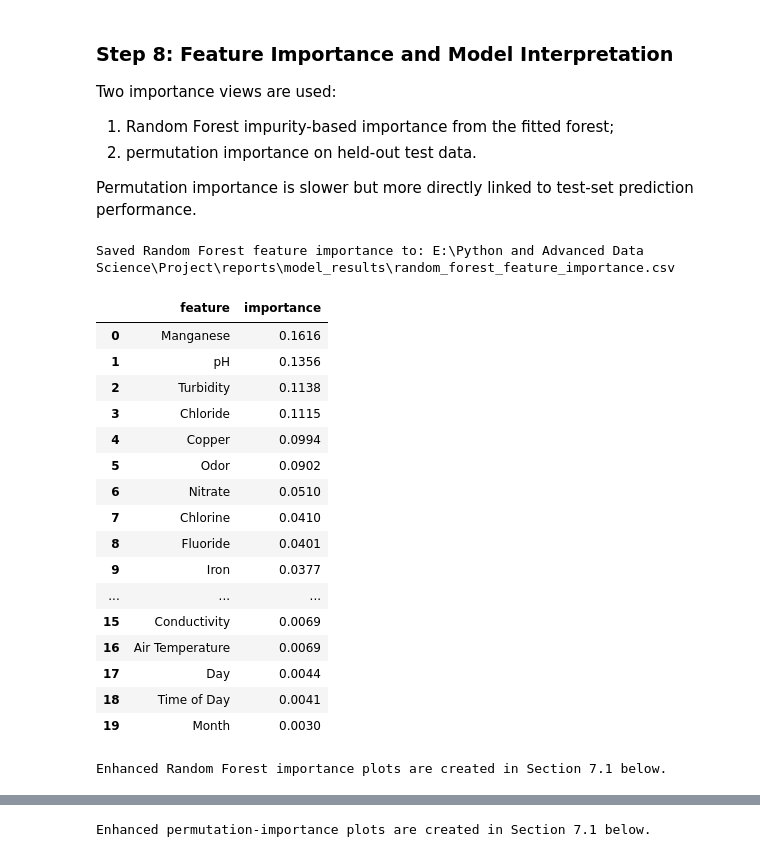
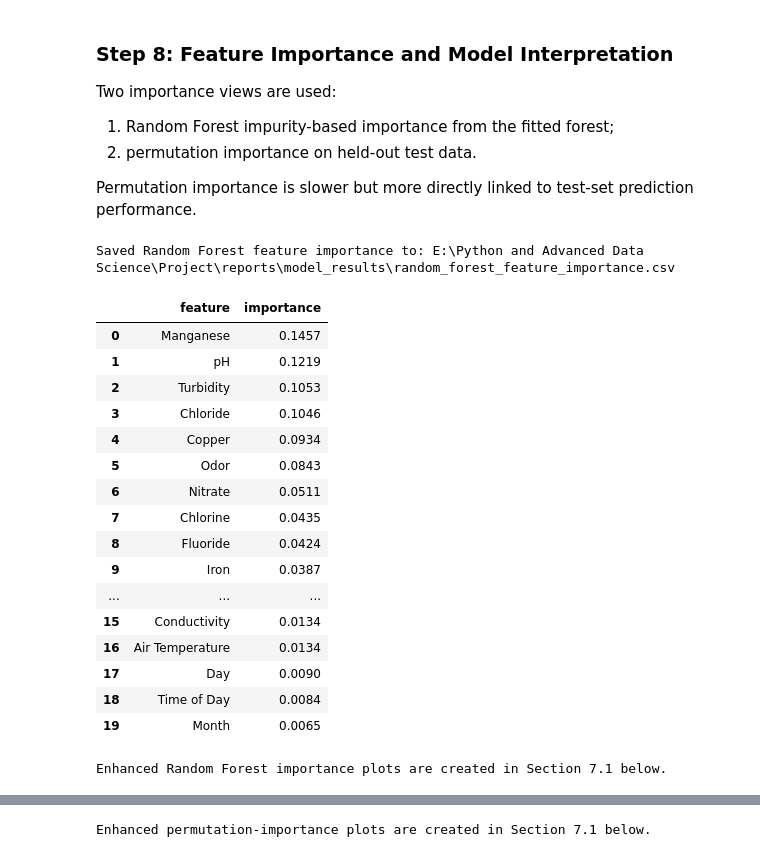
Before and after one commit to YL-6/-, a Jupyter notebook: notebooks/07_model_5.ipynb, the cells around one changed output, grey strips where cells are left out. Drawn from its saved outputs; the diff is of its cells as text; code cells hidden in the pictures.

```diff
--- a/notebooks/07_model_5.ipynb
+++ b/notebooks/07_model_5.ipynb
@@ -482,16 +484,16 @@ hgb_model = Pipeline(
     ]
 )
 
-hgb_model.fit(X_train, y_train)
+hgb_model.fit(X_train_ens, y_train_ens)
 hgb_metrics, hgb_cm, hgb_pred, hgb_score = evaluate_classifier(
     hgb_model,
-    X_test,
-    y_test,
+    X_test_ens,
+    y_test_ens,
     'HistGradientBoosting',
 )
 
 display(pd.DataFrame([hgb_metrics]).round(4))
-show_classification_report(hgb_model, X_test, y_test, 'HistGradientBoosting')
+show_classification_report(hgb_model, X_test_ens, y_test_ens, 'HistGradientBoosting')
 plot_confusion_matrix(hgb_cm, 'HistGradientBoosting', 'ensemble_hist_gradient_boosting_confusion_matrix.png')
 # %% [output]
   File "D:\anaconda3\Lib\site-packages\joblib\externals\loky\backend\context.py", line 257, in _count_physical_cores
@@ -654,7 +697,7 @@ if RUN_TUNING:
 
     hgb_param_distributions = {
         'model__learning_rate': [0.03, 0.05, 0.08, 0.10],
-        'model__max_iter': [150, 200, 300],
+        'model__max_iter': [150, 200, 300, 400],
         'model__max_leaf_nodes': [15, 31, 63],
         'model__min_samples_leaf': [20, 30, 50, 100],
         'model__l2_regularization': [0.0, 0.01, 0.1, 1.0],
@@ -664,22 +707,42 @@ if RUN_TUNING:
         estimator=hgb_search_model,
         param_distributions=hgb_param_distributions,
         n_iter=N_ITER_SEARCH,
-        scoring='f1',
+        scoring=TUNING_SCORING,
+        refit=TUNING_REFIT_METRIC,
         cv=cv,
         n_jobs=-1,
         random_state=RANDOM_STATE,
         verbose=1,
     )
 
-    hgb_search.fit(X_tune, y_tune)
+    hgb_search.fit(X_tune_ens, y_tune_ens)
     print('Best HistGradientBoosting parameters:')
     print(hgb_search.best_params_)
-    print(f'Best CV F1: {hgb_search.best_score_:.4f}')
+    print(f'Best CV {TUNING_REFIT_METRIC}: {hgb_search.best_score_:.4f}')
+
+    hgb_tuning_results = pd.DataFrame(hgb_search.cv_results_).sort_values(
+        f'mean_test_{TUNING_REFIT_METRIC}', ascending=False
+    )
+    hgb_tuning_results_path = RESULT_DIR / 'hist_gradient_boosting_tuning_cv_results.csv'
+    hgb_tuning_results.to_csv(hgb_tuning_results_path, index=False)
+    tuning_result_tables['HistGradientBoosting'] = hgb_tuning_results
+
+    tuning_display_cols = [
+        f'rank_test_{TUNING_REFIT_METRIC}',
+        'mean_test_accuracy',
+        'mean_test_precision_unsafe',
+        'mean_test_recall_unsafe',
+        'mean_test_f1_unsafe',
+        'mean_test_roc_auc',
+        'mean_test_pr_auc',
+        'params',
+    ]
+    display(hgb_tuning_results[tuning_display_cols].head(5).round(4))
 
     tuned_hgb_model = hgb_search.best_estimator_
-    tuned_hgb_model.fit(X_train, y_train)
+    tuned_hgb_model.fit(X_train_ens, y_train_ens)
     tuned_hgb_metrics, tuned_hgb_cm, _, _ = evaluate_classifier(
-        tuned_hgb_model, X_test, y_test, 'HistGradientBoosting (tuned)'
+        tuned_hgb_model, X_test_ens, y_test_ens, 'HistGradientBoosting (tuned)'
     )
     tuned_results.append(tuned_hgb_metrics)
     tuned_models['HistGradientBoosting (tuned)'] = tuned_hgb_model
@@ -815,44 +884,44 @@ Permutation importance is slower but more directly linked to test-set prediction
 # %%
 # Choose the best available Random Forest model for feature importance
 best_rf_for_importance = tuned_models.get('Random Forest (tuned)', rf_model)
 
 # Extract transformed feature names after preprocessing
-best_rf_for_importance.named_steps['preprocess'].fit(X_train, y_train)
+best_rf_for_importance.named_steps['preprocess'].fit(X_train_ens, y_train_ens)
 feature_names = best_rf_for_importance.named_steps['preprocess'].get_feature_names_out()
 
 # Refit the model after extracting names to ensure a clean fitted pipeline
-best_rf_for_importance.fit(X_train, y_train)
+best_rf_for_importance.fit(X_train_ens, y_train_ens)
 rf_estimator = best_rf_for_importance.named_steps['model']
 
 rf_importance = pd.DataFrame(
     {'feature': feature_names, 'importance': rf_estimator.feature_importances_}
 ).sort_values('importance', ascending=False).reset_index(drop=True)
 
 rf_importance_path = RESULT_DIR / 'random_forest_feature_importance.csv'
 rf_importance.to_csv(rf_importance_path, index=False)
 
 print(f'Saved Random Forest feature importance to: {rf_importance_path}')
 display(rf_importance.head(20).round(4))
 print('Enhanced Random Forest importance plots are created in Section 7.1 below.')
 # %% [output]
 Saved Random Forest feature importance to: E:\Python and Advanced Data Science\Project\reports\model_results\random_forest_feature_importance.csv
 |  | feature | importance |
-| 0 | Manganese | 0.1616 |
-| 1 | pH | 0.1356 |
-| 2 | Turbidity | 0.1138 |
-| 3 | Chloride | 0.1115 |
-| 4 | Copper | 0.0994 |
-| 5 | Odor | 0.0902 |
-| 6 | Nitrate | 0.0510 |
-| 7 | Chlorine | 0.0410 |
-| 8 | Fluoride | 0.0401 |
-| 9 | Iron | 0.0377 |
+| 0 | Manganese | 0.1457 |
+| 1 | pH | 0.1219 |
+| 2 | Turbidity | 0.1053 |
+| 3 | Chloride | 0.1046 |
+| 4 | Copper | 0.0934 |
+| 5 | Odor | 0.0843 |
+| 6 | Nitrate | 0.0511 |
+| 7 | Chlorine | 0.0435 |
+| 8 | Fluoride | 0.0424 |
+| 9 | Iron | 0.0387 |
 | ... | ... | ... |
-| 15 | Conductivity | 0.0069 |
-| 16 | Air Temperature | 0.0069 |
-| 17 | Day | 0.0044 |
-| 18 | Time of Day | 0.0041 |
-| 19 | Month | 0.0030 |
+| 15 | Conductivity | 0.0134 |
+| 16 | Air Temperature | 0.0134 |
+| 17 | Day | 0.0090 |
+| 18 | Time of Day | 0.0084 |
+| 19 | Month | 0.0065 |
 Enhanced Random Forest importance plots are created in Section 7.1 below.
 # %%
 # Permutation importance on a stratified test sample
```
Also changed, not shown: parts of 14 cells of this notebook.
